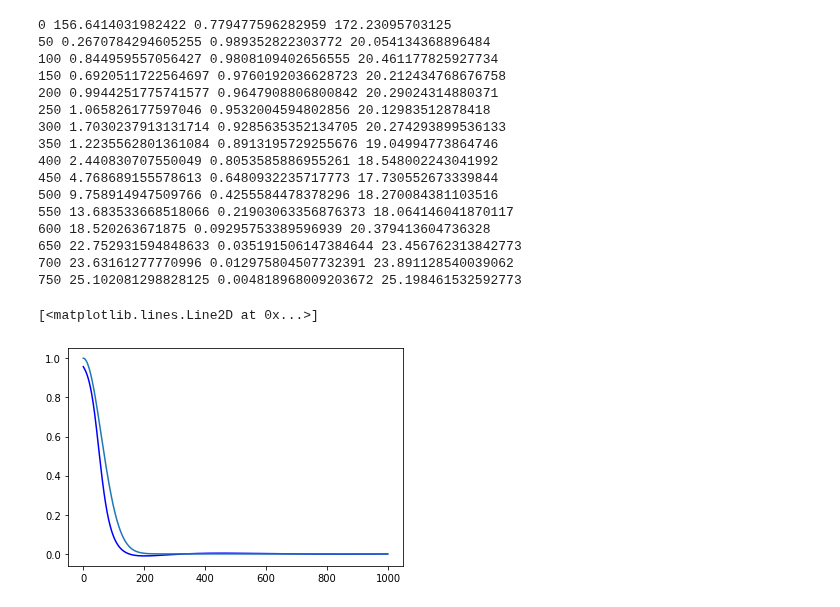
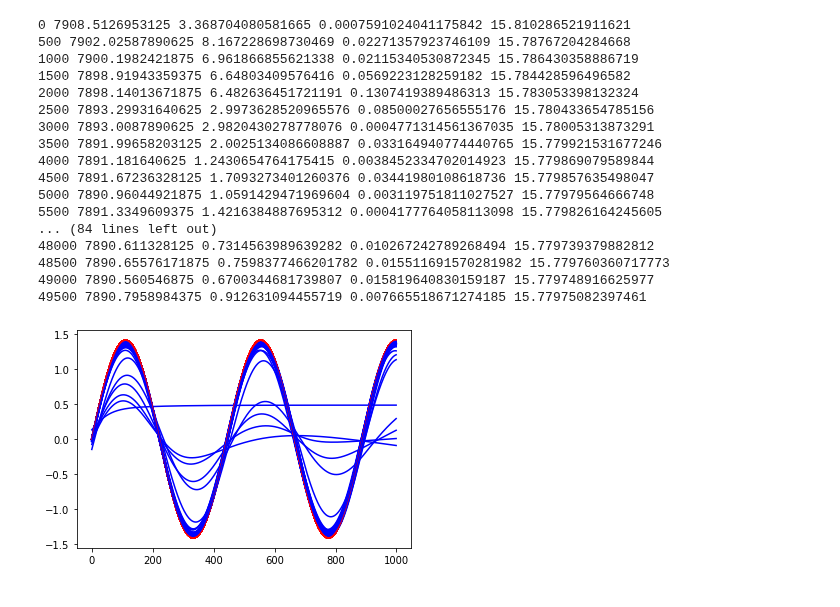
Before and after one commit to siddha20/CSCI4962, a Jupyter notebook: Project/project.ipynb, the cells around one changed output. Cells and saved outputs as stored; diff of their text form; code cells hidden in the pictures.

```diff
--- a/Project/project.ipynb
+++ b/Project/project.ipynb
@@ -48,42 +57,48 @@ Using cuda device
+# %%
+model = NN()
+model = model
+optimizer = torch.optim.Adam(model.parameters(), lr=.001)
+
+k = 1
+alph = 1
+beta = 500
 # %%
-N = 100
-X = torch.linspace(0, 10, N, requires_grad=True).reshape(N, 1)
-model = NN()
-optimizer = torch.optim.Adam(model.parameters(), lr=.001)
+N = 250
+X = torch.linspace(0, 20, N, requires_grad=True).reshape(N, 1)
+X_test = torch.linspace(0, 20, 1000).reshape(1000, 1)
+x = np.linspace(0, 20, 1000)
 
-for e in range(0, 800):
+for e in range(0, 50000):
     optimizer.zero_grad()
     output = model(X)
     loss1 = ode_loss(X, output)
-    output = model(torch.Tensor([0]))
-    loss2 = bound_loss(output, torch.Tensor([0]))
-    loss = loss1 + 20*loss2
+    output = model(X[0])
+    # print(output)
+    loss2 = bound_loss(output, X)
+    loss3 = bound_loss2(output, X)
+    loss = k*loss1 + alph*loss2 + beta*loss3
     loss.backward()
     optimizer.step()
-    if e % 50 == 0:
-        print(e, loss1.item(), loss2.item(), loss.item())
+    if e % 500 == 0:
+        plt.plot(np.sqrt(2)*np.sin(x/np.sqrt(2)), color='r')
+        plt.plot(model(X_test).detach(), color='b')
+        print(e, loss.item(), loss1.item(), loss2.item(), loss3.item())
 # %% [output]
-0 156.6414031982422 0.779477596282959 172.23095703125
-50 0.2670784294605255 0.989352822303772 20.054134368896484
-100 0.844959557056427 0.9808109402656555 20.461177825927734
-150 0.6920511722564697 0.9760192036628723 20.212434768676758
-200 0.9944251775741577 0.9647908806800842 20.29024314880371
-250 1.065826177597046 0.9532004594802856 20.12983512878418
-300 1.7030237913131714 0.9285635352134705 20.274293899536133
-350 1.2235562801361084 0.8913195729255676 19.04994773864746
-400 2.440830707550049 0.8053585886955261 18.548002243041992
-450 4.768689155578613 0.6480932235717773 17.730552673339844
-500 9.758914947509766 0.4255584478378296 18.270084381103516
-550 13.683533668518066 0.21903063356876373 18.064146041870117
-600 18.520263671875 0.09295753389596939 20.379413604736328
-650 22.752931594848633 0.035191506147384644 23.456762313842773
-700 23.63161277770996 0.012975804507732391 23.891128540039062
-750 25.102081298828125 0.004818968009203672 25.198461532592773
+0 7908.5126953125 3.368704080581665 0.0007591024041175842 15.810286521911621
+500 7902.02587890625 8.167228698730469 0.02271357923746109 15.78767204284668
+1000 7900.1982421875 6.961866855621338 0.02115340530872345 15.786430358886719
+1500 7898.91943359375 6.64803409576416 0.0569223128259182 15.784428596496582
+2000 7898.14013671875 6.482636451721191 0.1307419389486313 15.783053398132324
+2500 7893.29931640625 2.9973628520965576 0.08500027656555176 15.780433654785156
+3000 7893.0087890625 2.9820430278778076 0.0004771314561367035 15.78005313873291
+3500 7891.99658203125 2.0025134086608887 0.033164940774440765 15.779921531677246
+4000 7891.181640625 1.2430654764175415 0.0038452334702014923 15.779869079589844
+4500 7891.67236328125 1.7093273401260376 0.03441980108618736 15.779857635498047
+5000 7890.96044921875 1.0591429471969604 0.003119751811027527 15.77979564666748
+5500 7891.3349609375 1.4216384887695312 0.0004177764058113098 15.779826164245605
+... (84 lines left out)
+48000 7890.611328125 0.7314563989639282 0.010267242789268494 15.779739379882812
+48500 7890.65576171875 0.7598377466201782 0.015511691570281982 15.779760360717773
+49000 7890.560546875 0.6700344681739807 0.015819640830159187 15.779748916625977
+49500 7890.7958984375 0.912631094455719 0.007665518671274185 15.77975082397461
+[figure, added]
-# %%
-x = np.linspace(0, 12, 1000)
-X_test = torch.linspace(0, 12, 1000).reshape(1000, 1)
-plt.plot(model(X_test).detach(), color='b')
-plt.plot(np.exp(-x**2))
-# %% [output]
-[<matplotlib.lines.Line2D at 0x...>]
-[figure, removed]
```
Also changed, not shown: parts of 3 cells of this notebook, 6 other files.
